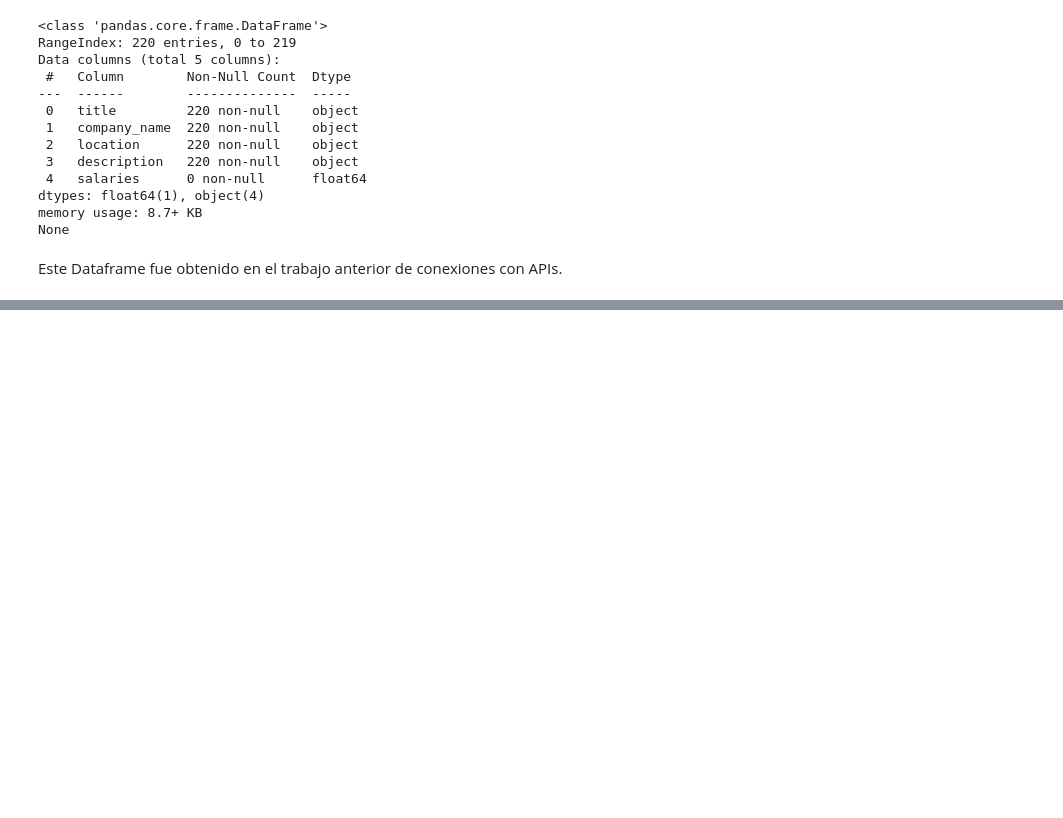
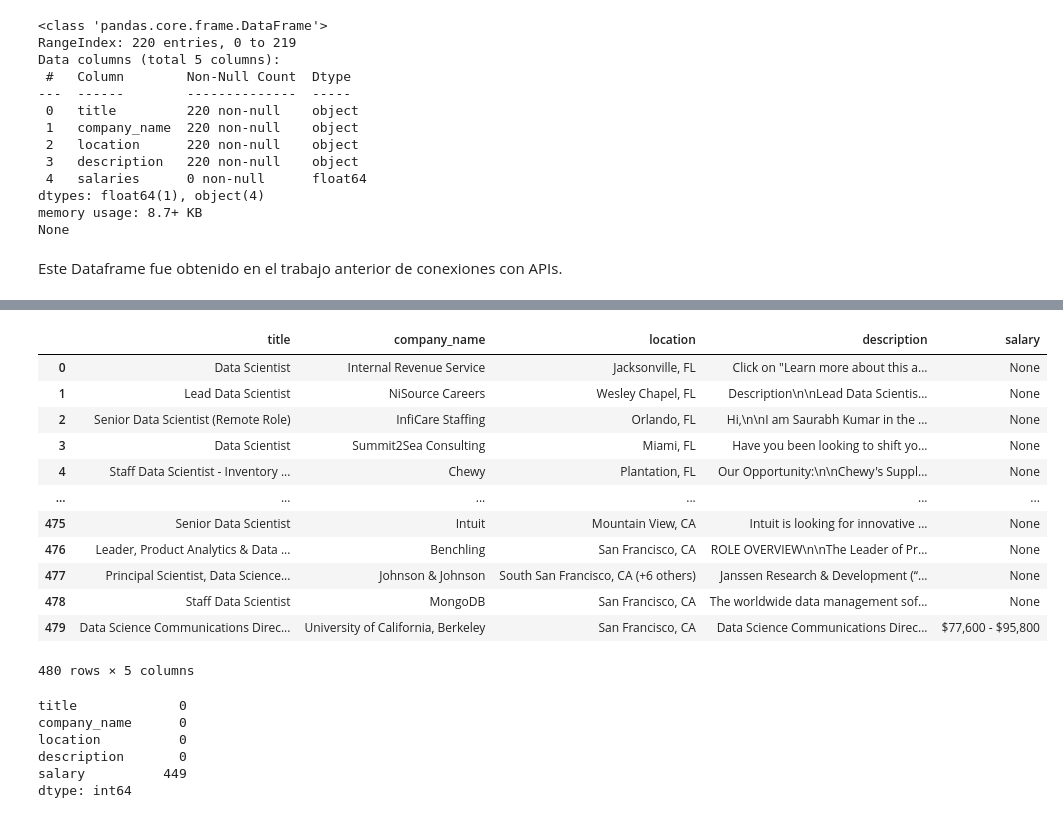
Before and after one commit to ruso439/jupiterNotebookDiego, a Jupyter notebook: notebooks/Desafio_wrangling_Matcovich.ipynb, the cells around one changed output, grey strips where cells are left out. Drawn from its saved outputs; the diff is of its cells as text; code cells hidden in the pictures; blank space fills up the shorter version.

```diff
--- a/notebooks/Desafio_wrangling_Matcovich.ipynb
+++ b/notebooks/Desafio_wrangling_Matcovich.ipynb
@@ -211,0 +231,66 @@ NameError: name 'df' is not defined
+# %%
+df_uniq = df.drop('salaries', axis=1)
+# %%
+import re
+
+# Define una expresión regular para capturar los salarios
+salary_regex = r'\$\d+,\d+ - \$\d+,\d+'
+
+# Crea una nueva columna 'salary' en el DataFrame
+df_uniq['salary'] = None
+
+for i, row in df_uniq.iterrows():
+    description = row['description']
+    # Busca la expresión regular en la descripción
+    match = re.search(salary_regex, description)
+    if match:
+        # Si se encuentra un salario, guárdalo en el DataFrame
+        df_uniq.loc[i, 'salary'] = match.group()
+# %%
+import re
+
+# Define una expresión regular para capturar los salarios
+salary_regex = r'\$\d+,\d+ - \$\d+,\d+'
+
+# Crea una lista para almacenar los salarios extraídos
+salarios_extraidos = []
+
+# Iterar sobre las filas del dataframe
+for i, row in df_uniq.iterrows():
+    description = row['description']
+    # Busca la expresión regular en la descripción
+    match = re.search(salary_regex, description)
+    if match:
+        # Si se encuentra un salario, guárdalo
+        salarios_extraidos.append(match.group())
+    else:
+        # Si no se encuentra un salario, asigna None
+        salarios_extraidos.append(None)
+
+# Crea una nueva columna 'salary' en el DataFrame con los salarios extraídos
+df_uniq['salary'] = salarios_extraidos
+# %%
+df_uniq
+# %% [output]
+|  | title | company_name | location | description | salary |
+| 0 | Data Scientist | Internal Revenue Service | Jacksonville, FL | Click on "Learn more about this a... | None |
+| 1 | Lead Data Scientist | NiSource Careers | Wesley Chapel, FL | Description\n\nLead Data Scientis... | None |
+| 2 | Senior Data Scientist (Remote Role) | InfiCare Staffing | Orlando, FL | Hi,\n\nI am Saurabh Kumar in the ... | None |
+| 3 | Data Scientist | Summit2Sea Consulting | Miami, FL | Have you been looking to shift yo... | None |
+| 4 | Staff Data Scientist - Inventory ... | Chewy | Plantation, FL | Our Opportunity:\n\nChewy's Suppl... | None |
+| ... | ... | ... | ... | ... | ... |
+| 475 | Senior Data Scientist | Intuit | Mountain View, CA | Intuit is looking for innovative ... | None |
+| 476 | Leader, Product Analytics & Data ... | Benchling | San Francisco, CA | ROLE OVERVIEW\n\nThe Leader of Pr... | None |
+| 477 | Principal Scientist, Data Science... | Johnson & Johnson | South San Francisco, CA (+6 others) | Janssen Research & Development (“... | None |
+| 478 | Staff Data Scientist | MongoDB | San Francisco, CA | The worldwide data management sof... | None |
+| 479 | Data Science Communications Direc... | University of California, Berkeley | San Francisco, CA | Data Science Communications Direc... | $77,600 - $95,800 |
+480 rows × 5 columns
+# %%
+df_uniq.isnull().sum()
+# %% [output]
+title             0
+company_name      0
+location          0
+description       0
+salary          449
+dtype: int64
```
Also changed, not shown: parts of 17 cells of this notebook.
